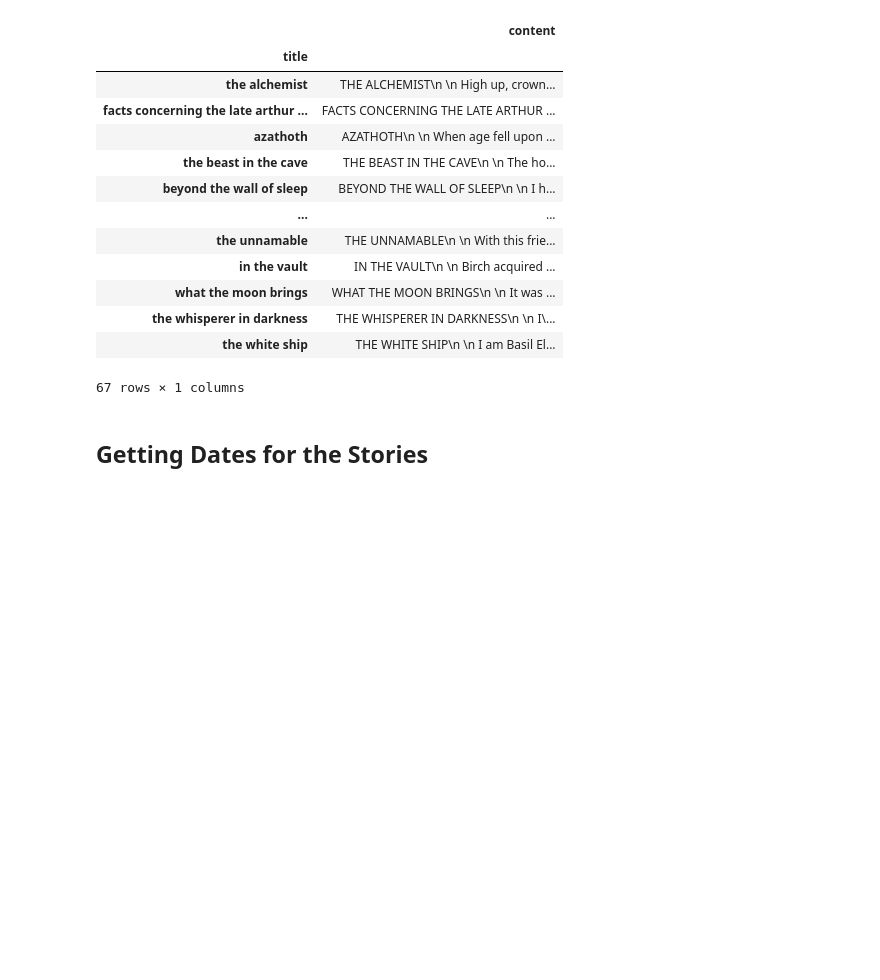
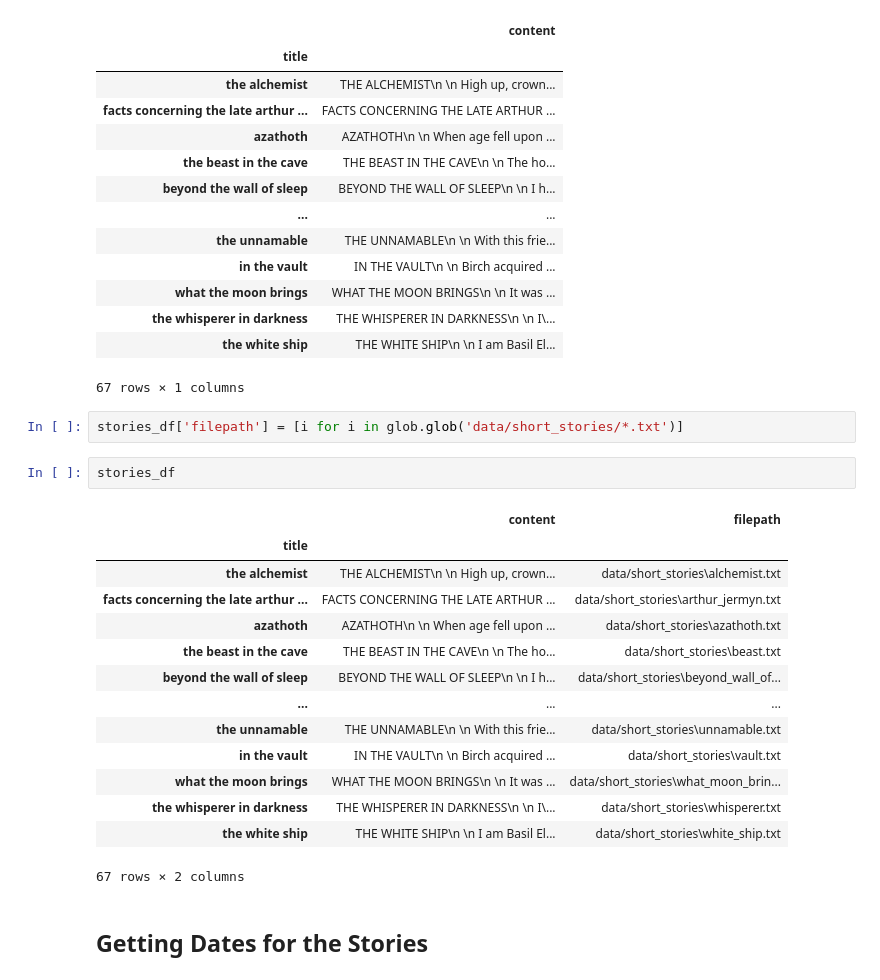
Before and after one commit to RyanDoesMath/Lovecraft-Digital-Analytical-Edition, a Jupyter notebook: lovecraft_ETA.ipynb, the cells around one changed output. Drawn from its saved outputs; the diff is of its cells as text; blank space fills up the shorter version.

```diff
--- a/lovecraft_ETA.ipynb
+++ b/lovecraft_ETA.ipynb
@@ -68,6 +69,25 @@ stories_df
 | the whisperer in darkness | THE WHISPERER IN DARKNESS\n \n I\... |
 | the white ship | THE WHITE SHIP\n \n I am Basil El... |
 67 rows × 1 columns
+# %%
+stories_df['filepath'] = [i for i in glob.glob('data/short_stories/*.txt')]
+# %%
+stories_df
+# %% [output]
+|  | content | filepath |
+| title |  |  |
+| the alchemist | THE ALCHEMIST\n \n High up, crown... | data/short_stories\alchemist.txt |
+| facts concerning the late arthur ... | FACTS CONCERNING THE LATE ARTHUR ... | data/short_stories\arthur_jermyn.txt |
+| azathoth | AZATHOTH\n \n When age fell upon ... | data/short_stories\azathoth.txt |
+| the beast in the cave | THE BEAST IN THE CAVE\n \n The ho... | data/short_stories\beast.txt |
+| beyond the wall of sleep | BEYOND THE WALL OF SLEEP\n \n I h... | data/short_stories\beyond_wall_of... |
+| ... | ... | ... |
+| the unnamable | THE UNNAMABLE\n \n With this frie... | data/short_stories\unnamable.txt |
+| in the vault | IN THE VAULT\n \n Birch acquired ... | data/short_stories\vault.txt |
+| what the moon brings | WHAT THE MOON BRINGS\n \n It was ... | data/short_stories\what_moon_brin... |
+| the whisperer in darkness | THE WHISPERER IN DARKNESS\n \n I\... | data/short_stories\whisperer.txt |
+| the white ship | THE WHITE SHIP\n \n I am Basil El... | data/short_stories\white_ship.txt |
+67 rows × 2 columns
 # %% [markdown]
 ## Getting Dates for the Stories
 # %% [markdown]
```
Also changed, not shown: parts of 8 cells of this notebook, 2 other files.
